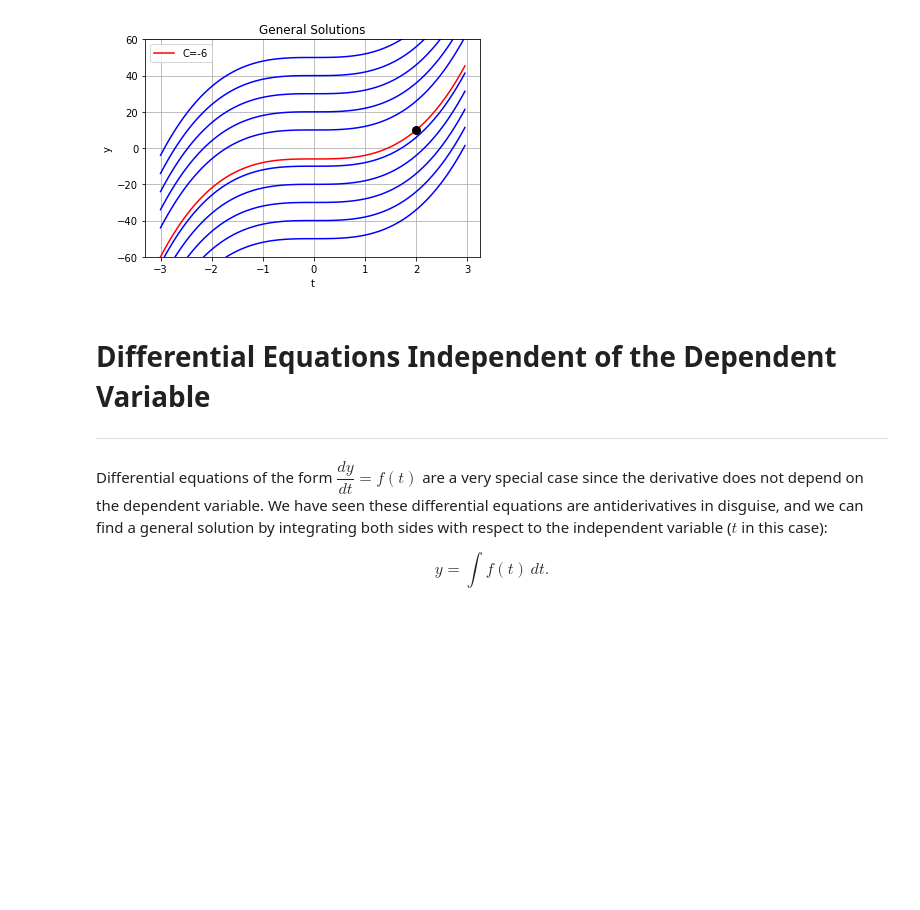
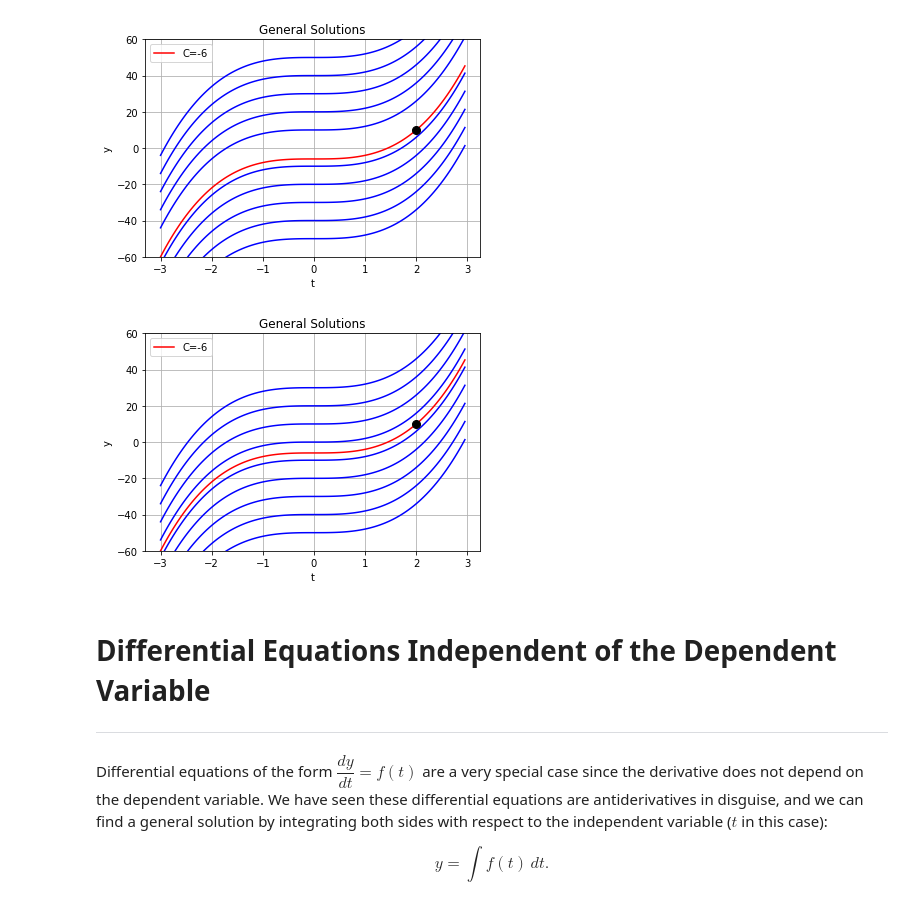
Before and after one commit to CU-Denver-MathStats-OER/ODEs, a Jupyter notebook: Chp1/05-Separable-Diff-Eqs.ipynb, the cells around one changed output. Cells and saved outputs as stored; diff of their text form; code cells hidden in the pictures; blank space fills up the shorter version.

```diff
--- a/Chp1/05 Separable Diff Eqs.ipynb
+++ b/Chp1/05-Separable-Diff-Eqs.ipynb
@@ -76,6 +76,41 @@ plt.legend()
 plt.show()
 # %% [output]
 [figure]
+# %%
+# Using Numpy to create an array t
+# from t=-10 to t=10 with steps of 0.05
+
+t = np.arange(-3, 3, 0.05)
+z = np.ones(10)
+# general solutions
+
+y = 2*t**3 - 6
+plt.plot(t, y, color='r', label='C=-6')  # IVP solution
+
+for i in range(0, 9):
+    z = 2*t**3 - 50 + 10 * i
+    plt.plot(t, z, color='b')
+pass
+
+# Setting range of y-axis
+plt.ylim(-60, 60)
+
+# Adding the initial condition y(2)=10
+plt.plot(2, 10, marker = "o", markersize = 8, color = 'k')
+
+# Naming the x-axis, y-axis and the whole graph
+plt.xlabel("t")
+plt.ylabel("y")
+plt.title("General Solutions")
+plt.grid()
+
+# Adding legend, which helps us recognize the curve according to it's color
+plt.legend()
+
+# To load the display window
+plt.show()
+# %% [output]
+[figure, added]
 # %% [markdown]
 # Differential Equations Independent of the Dependent Variable
 ----
```
Also changed, not shown: 3 other files.
